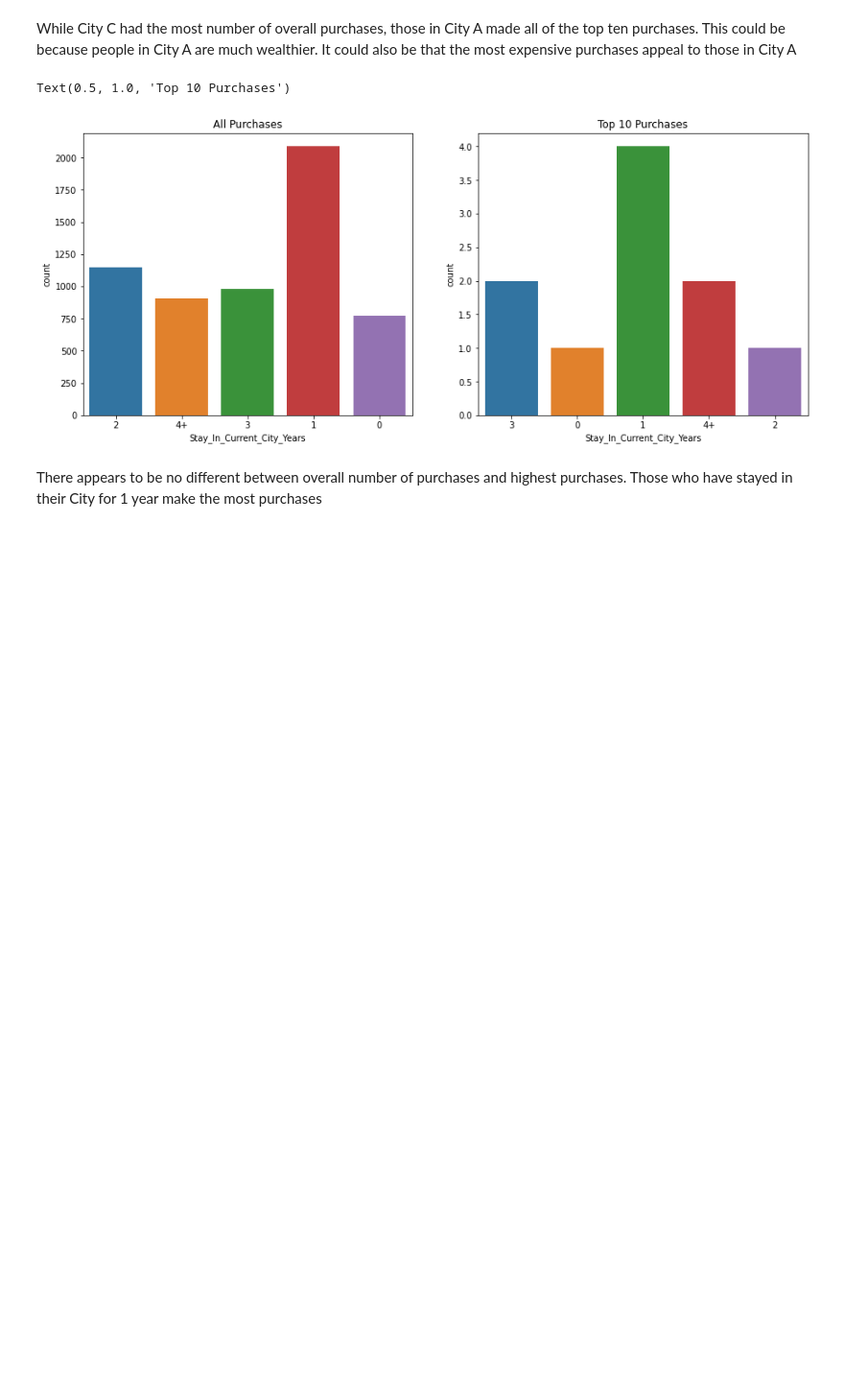
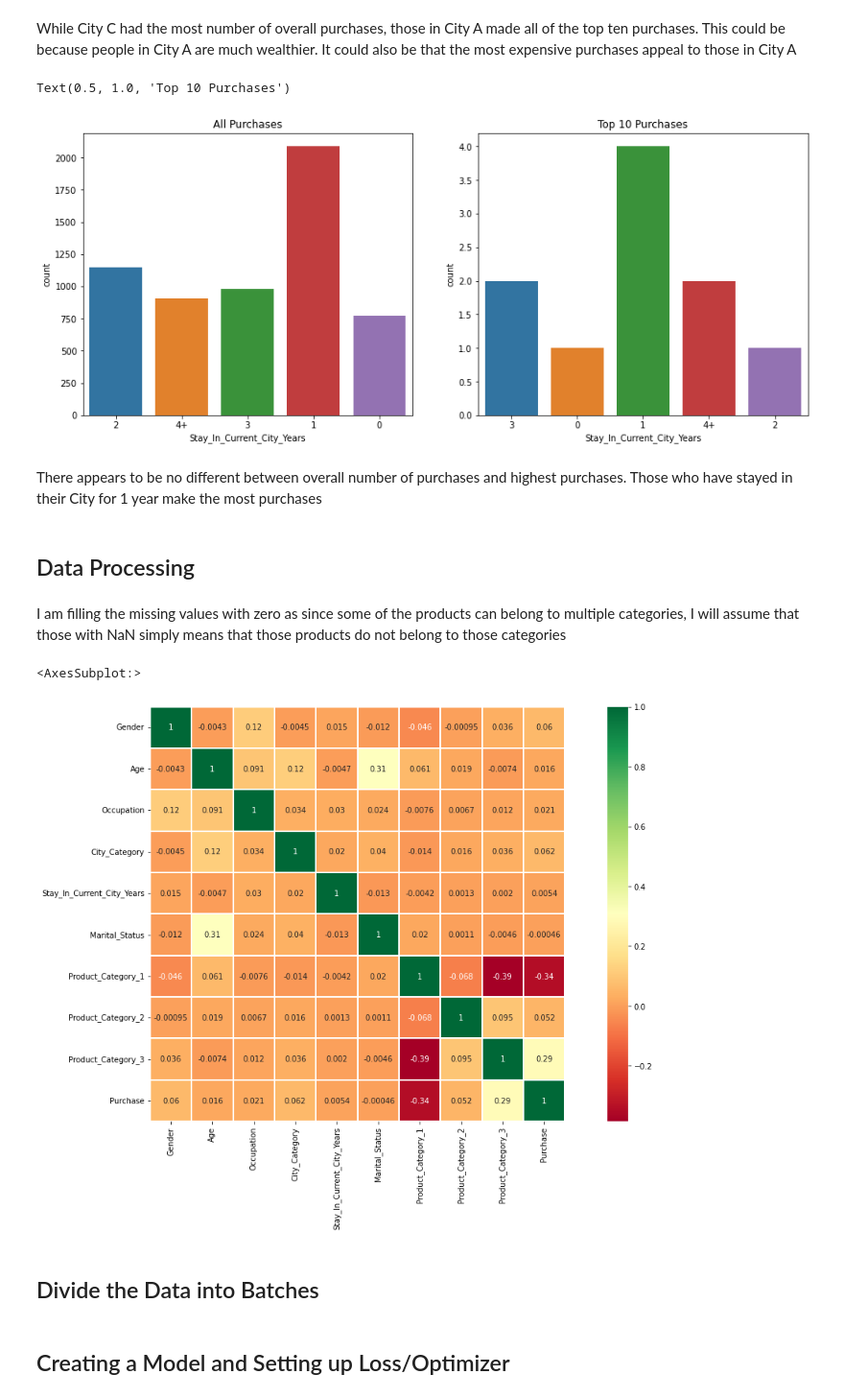
Before and after one commit to sriskid/Kaggle, a Jupyter notebook: black_friday_prediction/black_friday_sales_first_iteration.ipynb, the cells around one changed output. Shown at 96% size. Saved outputs shown, nothing was run; the diff lists cells and outputs as text; code cells hidden in the pictures; blank space fills up the shorter version.

Commit message:
Initial Preprocessing and First Model

```diff
--- a/black_friday_prediction/black_friday_sales_first_iteration.ipynb
+++ b/black_friday_prediction/black_friday_sales_first_iteration.ipynb
@@ -415,3 +419,30 @@ Text(0.5, 1.0, 'Top 10 Purchases')
 [figure]
 # %% [markdown]
 There appears to be no different between overall number of purchases and highest purchases. Those who have stayed in their City for 1 year make the most purchases
+# %% [markdown]
+## Data Processing
+# %%
+# Fill in the missing values for Product Category 2 and Product Category 3
+train_data["Product_Category_2"].fillna(0,inplace=True)
+train_data["Product_Category_3"].fillna(0,inplace=True)
+# %% [markdown]
+I am filling the missing values with zero as since some of the products can belong to multiple categories, I will assume that those with NaN simply means that those products do not belong to those categories
+# %%
+from sklearn.preprocessing import LabelEncoder
+encoder = LabelEncoder()
+
+# Drop Product_ID and User_ID
+train = train_data.drop(["User_ID","Product_ID"] , axis = 1)
+
+# Gather all of the categorical columns to encode
+categorical_columns = train.select_dtypes(include=object).columns.tolist()
+
+# Apply the LabelEncoder to all of the categorical columns
+train[categorical_columns] = train[categorical_columns].apply(encoder.fit_transform)
+# %%
+plt.figure(figsize = (20, 10))
+sns.heatmap(train.corr(),linewidths=0.1,vmax=1.0,
+            square=True, cmap="RdYlGn", linecolor='white', annot=True)
+# %% [output]
+<AxesSubplot:>
+[figure, added]
@@ -417,0 +460,2 @@ There appears to be no different between overall number of purchases and highest
+# %% [markdown]
+## Divide the Data into Batches
@@ -417,0 +493,2 @@ There appears to be no different between overall number of purchases and highest
+# %% [markdown]
+## Creating a Model and Setting up Loss/Optimizer
```
Also changed, not shown: parts of 16 cells of this notebook.
